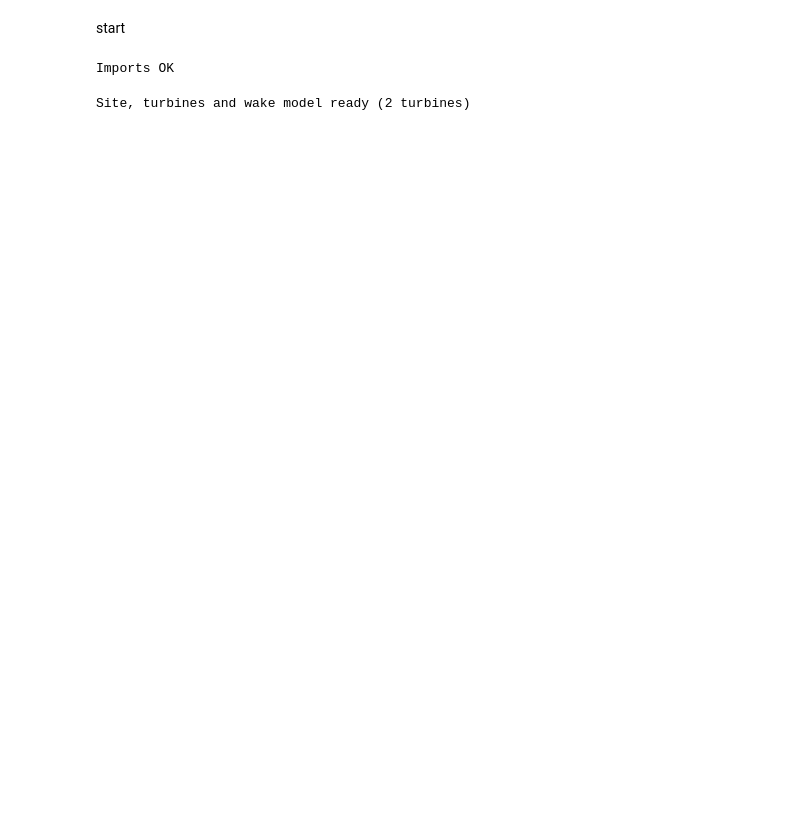
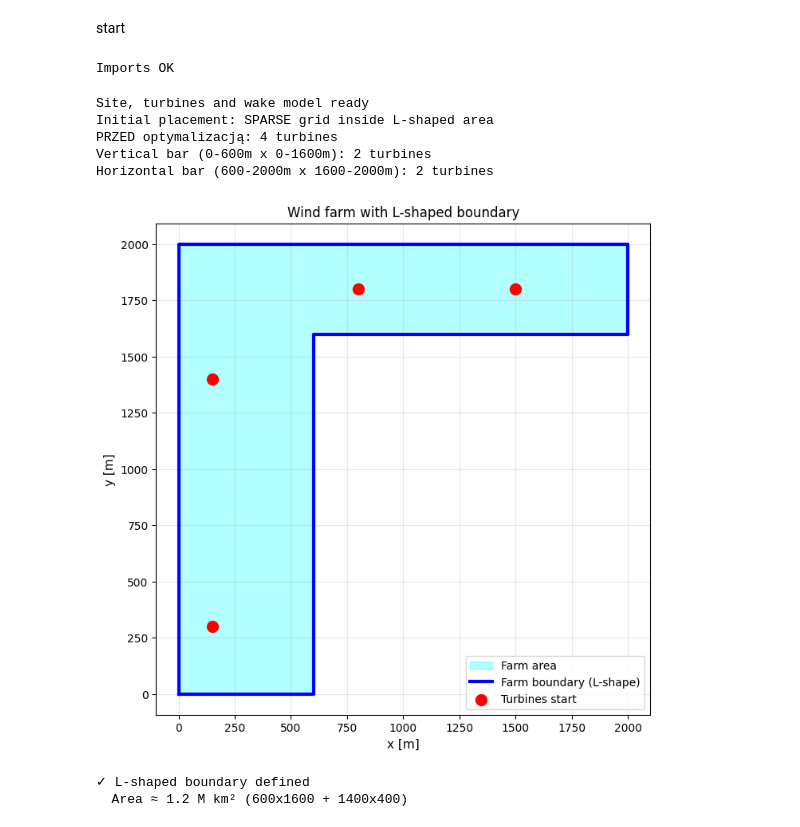
Before and after one commit to KacperDabrowski55439/topfarm2-D-browski-Kacper-S1-1, a Jupyter notebook: notebook/test_topfarm.ipynb, the cells around one changed output. Saved outputs shown, nothing was run; the diff lists cells and outputs as text; code cells hidden in the pictures; blank space fills up the shorter version.

```diff
--- a/notebook/test_topfarm.ipynb
+++ b/notebook/test_topfarm.ipynb
@@ -23,18 +28,64 @@ print("Imports OK")
 Imports OK
 # %%
 # %%
-# Definicja sit i turbin
+# Definicja site i turbin
 site = IEA37Site(16)
 wt = IEA37_WindTurbines()
 wfm = NOJ(site, wt)
 
-# Początkowe pozycje turbin (2 turbiny)
-x0 = [0, 500]
-y0 = [0, 0]
+# Początkowe pozycje turbin - SIATKA ROZRZEDZONA wewnątrz L
+# Pionowy pasek (0-600m x 0-1600m): 2 turbiny (DUŻE odstępy)
+x0 = [150, 150]
+y0 = [300, 1400]
 
-# liczna turbin
-n_wt = len(x0)
+# Poziomy pasek (600-2000m x 1600-2000m): 2 turbiny (DUŻE odstępy)
+x0.extend([800, 1500])
+y0.extend([1800, 1800])
 
-print(f"Site, turbines and wake model ready ({n_wt} turbines)")
+n_wt_initial = len(x0)
+
+print(f"Site, turbines and wake model ready")
+print(f"Initial placement: SPARSE grid inside L-shaped area")
+print(f"PRZED optymalizacją: {n_wt_initial} turbines")
+print(f"Vertical bar (0-600m x 0-1600m): 2 turbines")
+print(f"Horizontal bar (600-2000m x 1600-2000m): 2 turbines")
 # %% [output]
-Site, turbines and wake model ready (2 turbines)
+Site, turbines and wake model ready
+Initial placement: SPARSE grid inside L-shaped area
+PRZED optymalizacją: 4 turbines
+Vertical bar (0-600m x 0-1600m): 2 turbines
+Horizontal bar (600-2000m x 1600-2000m): 2 turbines
+# %%
+# %%
+# Definiujemy granicę farmy w kształcie LITERY L
+# Pionowy pasek (600m szeroki) i poziomy pasek (400m wysoki)
+boundary = np.array([
+    [0, 0],           # lewy dół
+    [600, 0],         # prawy dół (pionowy pasek)
+    [600, 1600],      # prawy góra (pionowy pasek)
+    [2000, 1600],     # prawy góra (poziomy pasek)
+    [2000, 2000],     # prawy górny róg
+    [0, 2000]         # lewy górny róg
+])
+
+# Rysujemy boundary L
+plt.figure(figsize=(8, 8))
+plt.fill(*zip(*boundary), alpha=0.3, color='cyan', label='Farm area')
+plt.plot(np.append(boundary[:, 0], boundary[0, 0]),
+         np.append(boundary[:, 1], boundary[0, 1]),
+         'b-', linewidth=3, label='Farm boundary (L-shape)')
+plt.scatter(x0, y0, c='red', s=100, label='Turbines start', zorder=5)
+plt.xlabel('x [m]', fontsize=11)
+plt.ylabel('y [m]', fontsize=11)
+plt.title('Wind farm with L-shaped boundary')
+plt.legend(fontsize=10)
+plt.grid(True, alpha=0.3)
+plt.axis('equal')
+plt.show()
+
+print("✓ L-shaped boundary defined")
+print(f"  Area ≈ 1.2 M km² (600x1600 + 1400x400)")
+# %% [output]
+[figure, added]
+✓ L-shaped boundary defined
+  Area ≈ 1.2 M km² (600x1600 + 1400x400)
```
Also changed, not shown: parts of 9 cells of this notebook.
